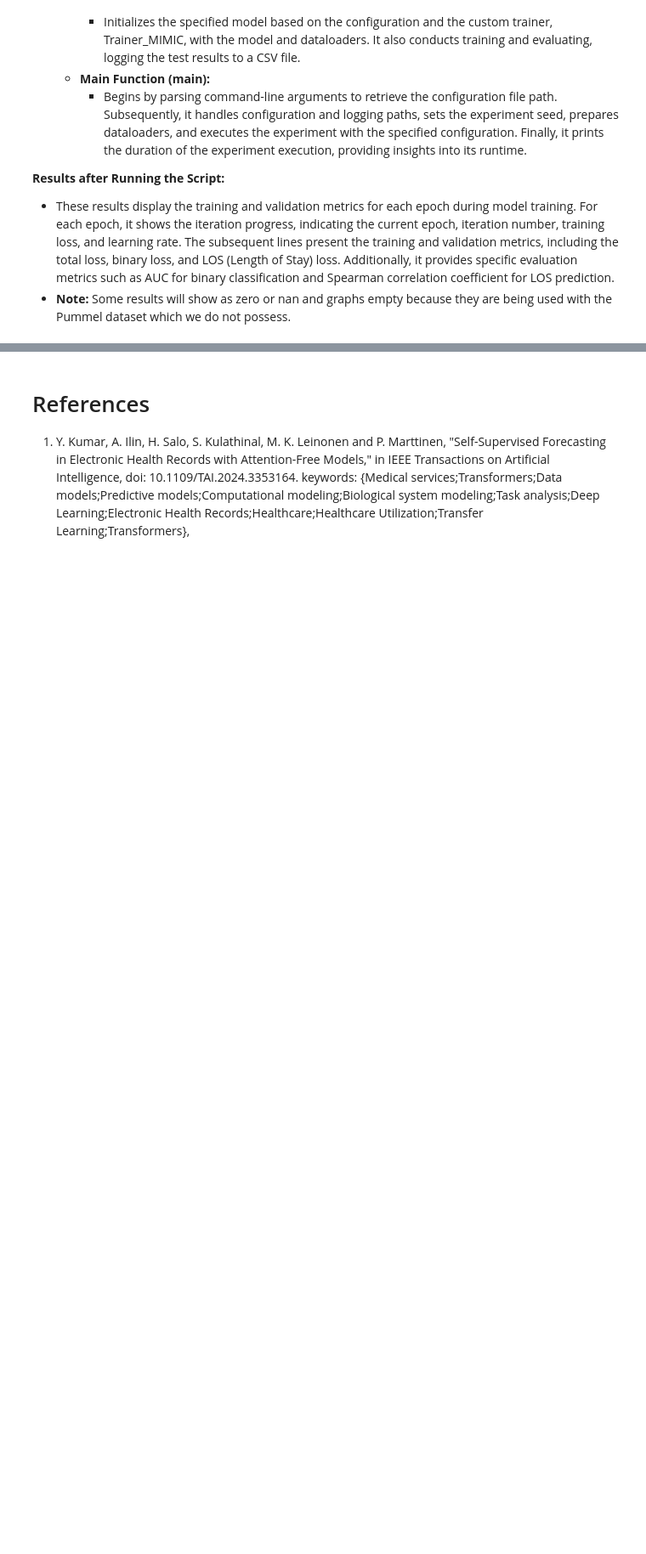
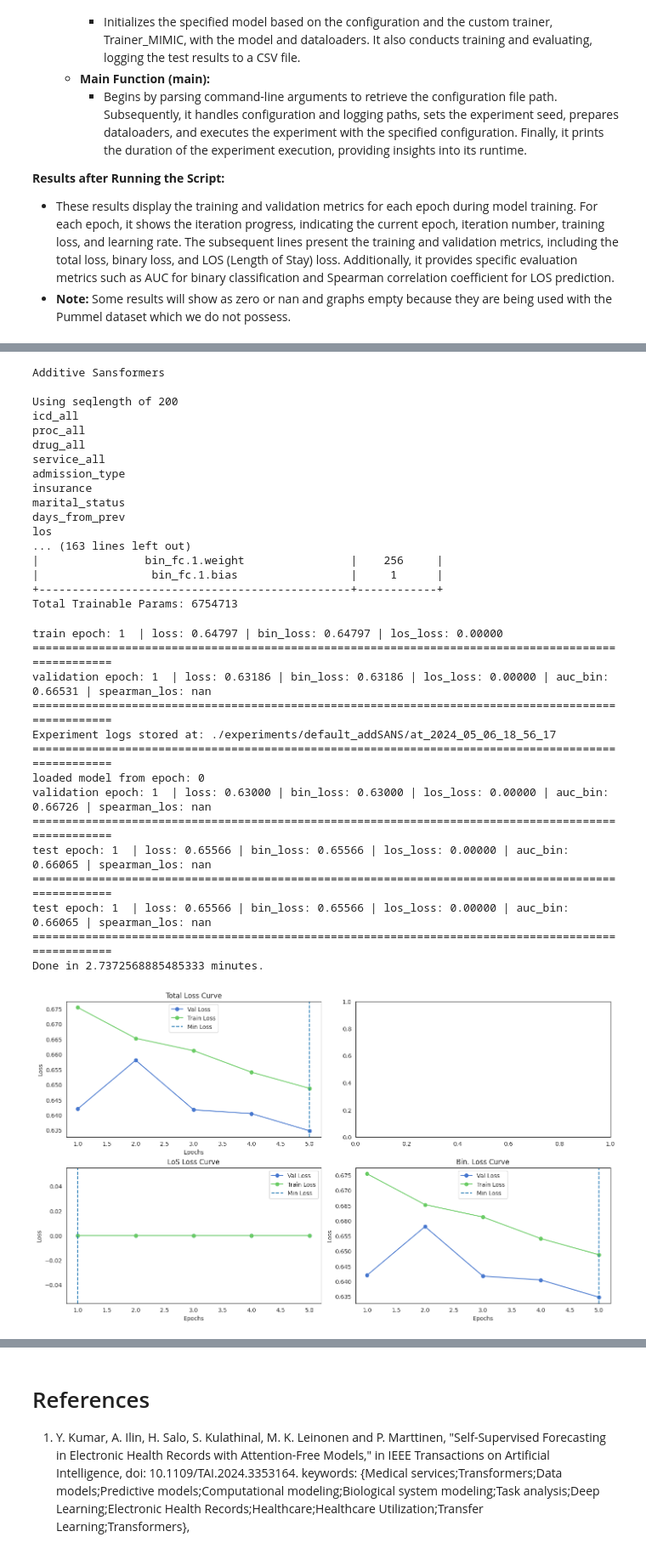
Before and after one commit to catherinopew/CS598_DL4H, a Jupyter notebook: DL4H_Team_129.ipynb, the cells around one changed output, grey strips where cells are left out. Shown: that part at 85% size. Cells and saved outputs as stored; diff of their text form; code cells hidden in the pictures; blank space fills up the shorter version.

```diff
--- a/DL4H_Team_129.ipynb
+++ b/DL4H_Team_129.ipynb
@@ -2787,27 +2772,7 @@ class BaseTrainer:
 **MIMIC Trainer**
   * Extends the functionality of the BaseTrainer class, providing tailored methods for training, evaluation, and visualization in medical data scenarios. It includes features such as initializing log variables, plotting training curves, computing distribution metrics, running epochs, and making predictions based on the trained model.
 # %%
-import os
 
-import matplotlib.pyplot as plt
-import numpy as np
-import scipy.stats as stats
-import seaborn as sns
-import torch
-from matplotlib.pyplot import Line2D
-from sklearn.metrics import (
-    accuracy_score,
-    cohen_kappa_score,
-    f1_score,
-    mean_absolute_error,
-    mean_poisson_deviance,
-    precision_score,
-    r2_score,
-    recall_score,
-    roc_auc_score,
-)
-from torch.cuda.amp import GradScaler, autocast
-from tqdm import tqdm
 
 sns.set_style("white")
 
@@ -2894,8 +2859,10 @@ class Trainer_MIMIC(BaseTrainer):
             ax.flat[3].set_title("Bin. Loss Curve")
             ax.flat[3].legend()
 
-            fig.savefig(loss_fig_save_path)
-
+            try:
+              fig.savefig(loss_fig_save_path)
+            except Exception as e:
+              return e
         return
 
     def compute_dist_metrics(self, log_variables: dict):
@@ -3592,0 +3495,38 @@ Done in 14.810524753729503 minutes.
+# %%
+if __name__ == "__main__":
+    print("\n" + "Additive Sansformers" + "\n")
+    sys.argv = ['script_name', '--cfg', './drive/MyDrive/mimic-iv-1.0/config_additive_sansformer_demo.yml']
+    main()
+# %% [output]
+Additive Sansformers
+
+Using seqlength of 200
+icd_all
+proc_all
+drug_all
+service_all
+admission_type
+insurance
+marital_status
+days_from_prev
+los
+... (163 lines left out)
+|                bin_fc.1.weight                |    256     |
+|                 bin_fc.1.bias                 |     1      |
++-----------------------------------------------+------------+
+Total Trainable Params: 6754713
+train epoch: 1  | loss: 0.64797 | bin_loss: 0.64797 | los_loss: 0.00000
+====================================================================================================
+validation epoch: 1  | loss: 0.63186 | bin_loss: 0.63186 | los_loss: 0.00000 | auc_bin: 0.66531 | spearman_los: nan
+====================================================================================================
+Experiment logs stored at: ./experiments/default_addSANS/at_2024_05_06_18_56_17
+====================================================================================================
+loaded model from epoch: 0
+validation epoch: 1  | loss: 0.63000 | bin_loss: 0.63000 | los_loss: 0.00000 | auc_bin: 0.66726 | spearman_los: nan
+====================================================================================================
+test epoch: 1  | loss: 0.65566 | bin_loss: 0.65566 | los_loss: 0.00000 | auc_bin: 0.66065 | spearman_los: nan
+====================================================================================================
+test epoch: 1  | loss: 0.65566 | bin_loss: 0.65566 | los_loss: 0.00000 | auc_bin: 0.66065 | spearman_los: nan
+====================================================================================================
+Done in 2.7372568885485333 minutes.
+[figure, added]
```
Also changed, not shown: parts of 37 cells of this notebook, 8 other files.
